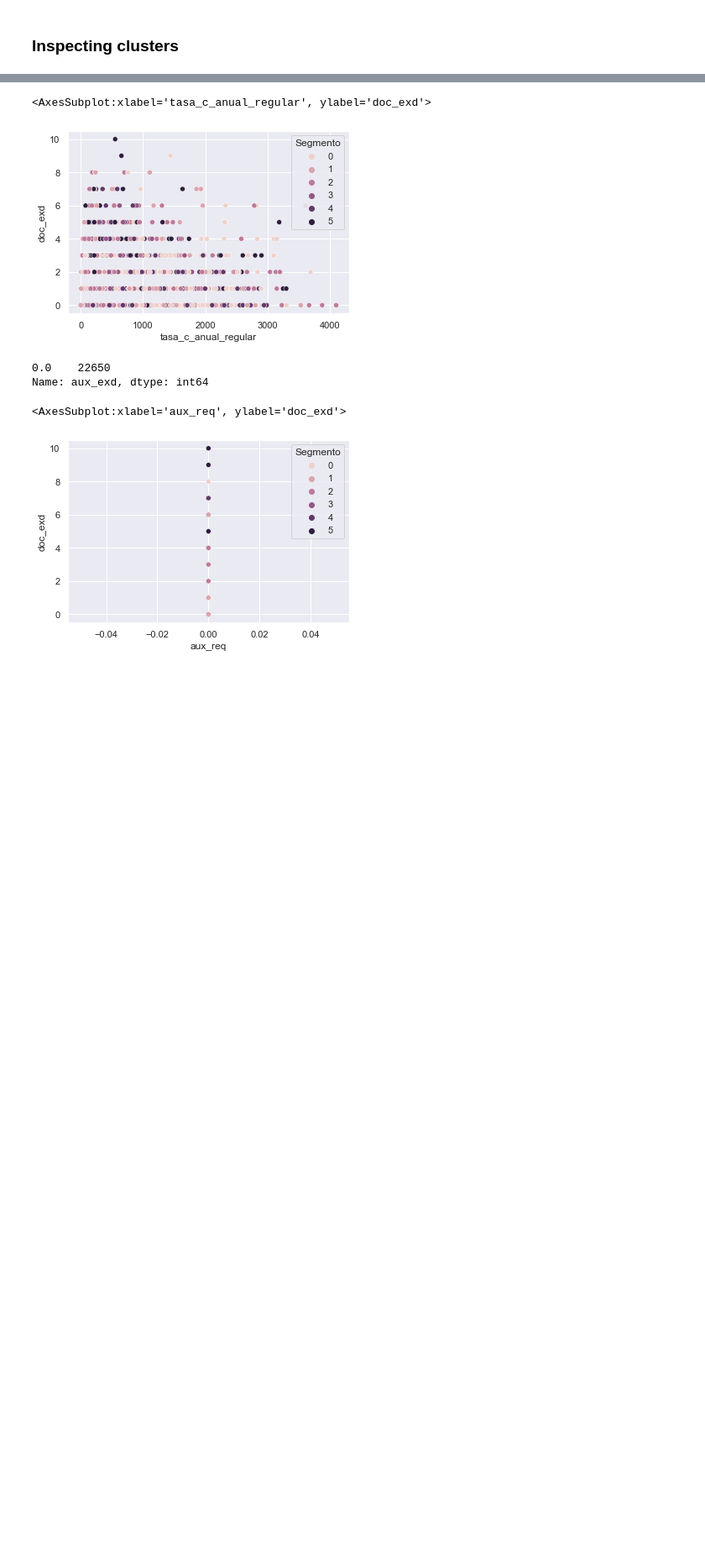
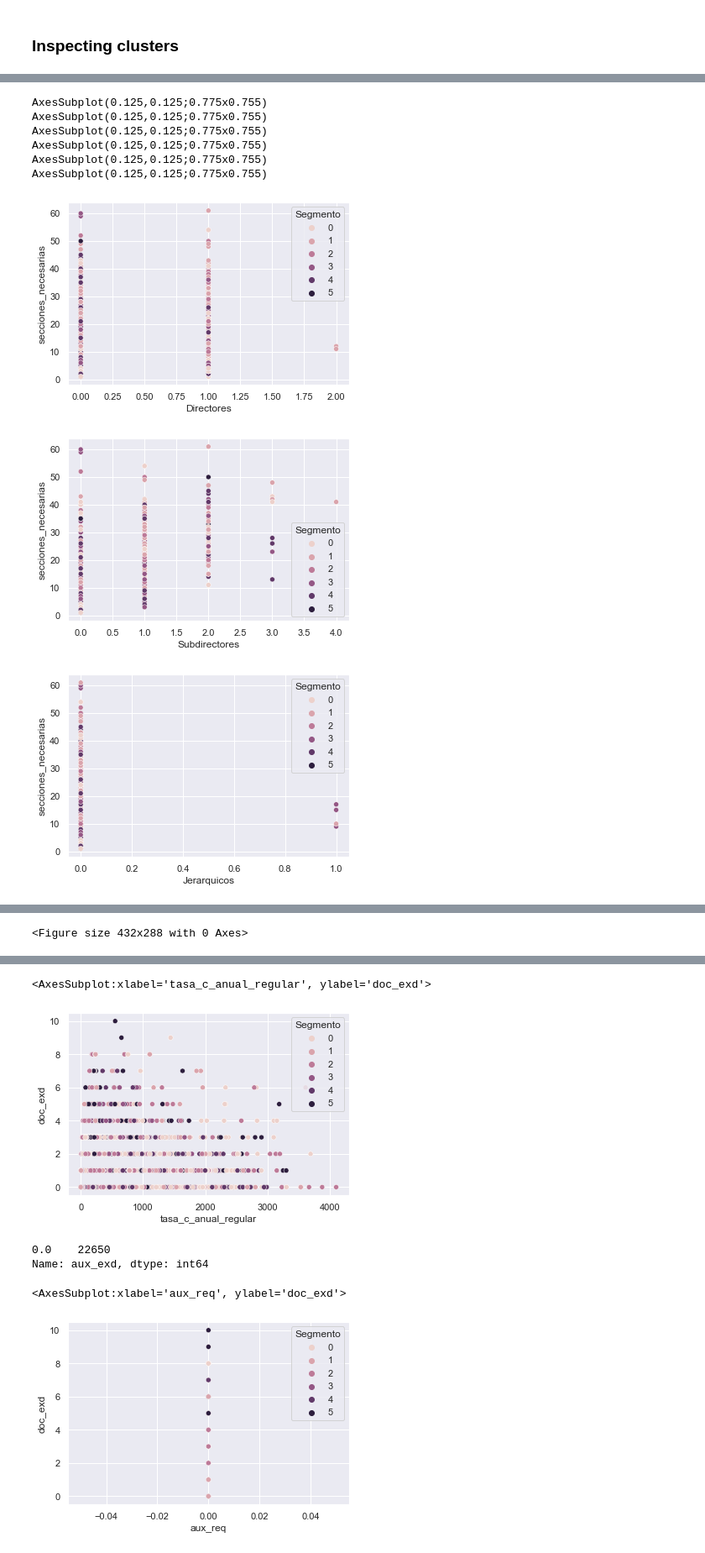
Before and after one commit to hugoferquiroz/AITeacherAllocation, a Jupyter notebook: Scripts/2-2 clusters.ipynb, the cells around one changed output, grey strips where cells are left out. Shown at 84% size. Drawn from its saved outputs; the diff is of its cells as text; code cells hidden in the pictures; blank space fills up the shorter version.

```diff
--- a/Scripts/2-2 clusters.ipynb
+++ b/Scripts/2-2 clusters.ipynb
@@ -189,0 +193,5 @@ df_primaria_knn['Segmento'] = clusters
+# %%
+for i in range(6):
+    print(f'Cluster {i}')
+    print(primaria_req_knn.loc[primaria_req_knn['Segmento']==i, ['Directores', 'Subdirectores','Jerarquicos','Docentes de aula','Otros docentes','Auxiliares']].describe().transpose())
+    print('\n')
@@ -189,0 +216,12 @@ df_primaria_knn['Segmento'] = clusters
+# %%
+enroll = ['Matricula regular total t', 'Matricula inclusiva total t',
+            'Matricula regular total t-1','Matricula inclusiva total t-1',
+            'Matricula regular total t-2','Matricula inclusiva total t-2',
+            'Matricula regular total t-3','Matricula inclusiva total t-3',
+            'Matricula regular total t-4','Matricula inclusiva total t-4',
+            'tasa_c_anual_regular']
+
+for i in range(6):
+    print(f'Cluster {i}')
+    print(primaria_req_knn.loc[primaria_req_knn['Segmento']==i, enroll].describe().transpose())
+    print('\n')
@@ -189,0 +246,5 @@ df_primaria_knn['Segmento'] = clusters
+# %%
+for i in range(6):
+    print(f'Cluster {i}')
+    print(primaria_req_knn.loc[primaria_req_knn['Segmento']==i, ['ruralidad_Rural 1','ruralidad_Rural 2','ruralidad_Rural 3','vraem_Vraem', 'frontera_Frontera','bilingue_Bilingue']].describe().transpose())
+    print('\n')
@@ -189,0 +269,16 @@ df_primaria_knn['Segmento'] = clusters
+# %%
+import matplotlib.pyplot as plt
+
+for i in ['Directores', 'Subdirectores','Jerarquicos','Docentes de aula','Otros docentes','Auxiliares']:
+    print(sns.scatterplot(x=f'{i}', y="secciones_necesarias", hue="Segmento",data=primaria_req_knn))
+    plt.figure()
+# %% [output]
+AxesSubplot(0.125,0.125;0.775x0.755)
+AxesSubplot(0.125,0.125;0.775x0.755)
+AxesSubplot(0.125,0.125;0.775x0.755)
+AxesSubplot(0.125,0.125;0.775x0.755)
+AxesSubplot(0.125,0.125;0.775x0.755)
+AxesSubplot(0.125,0.125;0.775x0.755)
+[figure, added]
+[figure, added]
+[figure, added]
@@ -189,0 +288 @@ df_primaria_knn['Segmento'] = clusters
+<Figure size 432x288 with 0 Axes>
```
Also changed, not shown: parts of 17 cells of this notebook.
